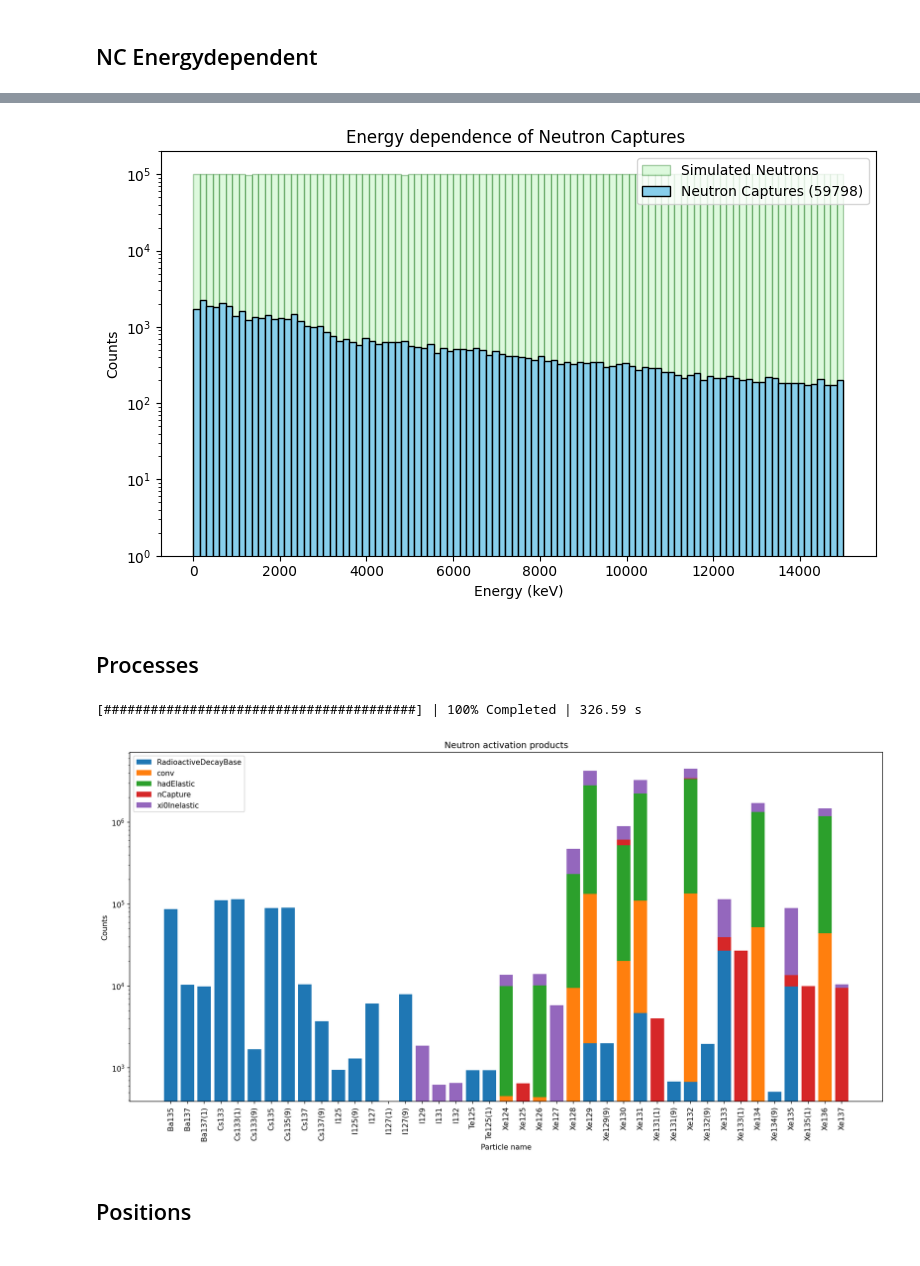
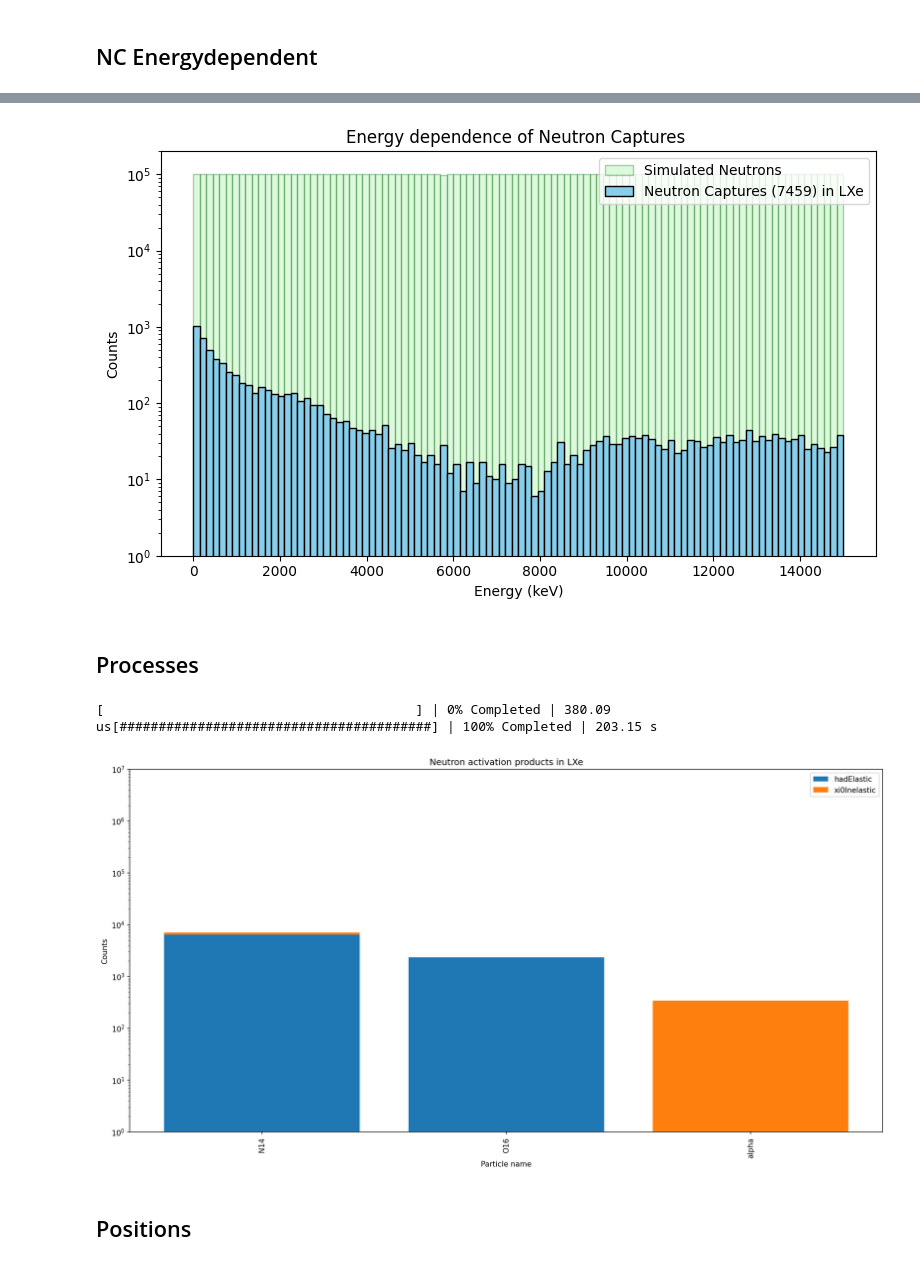
Before and after one commit to B-Koberg/XeSim, a Jupyter notebook: notebooks/Analysis.ipynb, the cells around one changed output, grey strips where cells are left out. Saved outputs shown, nothing was run; the diff lists cells and outputs as text; code cells hidden in the pictures.

```diff
--- a/notebooks/Analysis.ipynb
+++ b/notebooks/Analysis.ipynb
@@ -21,12 +21,13 @@ import pandas as pd
 from concurrent.futures import ThreadPoolExecutor
 # %%
 data_path = "/home/b/bkoberg/AGW_LowRad/data_sim/XeSim_Neutron"
-data_direc = "65529c0/Water"
-data_file_pattern = "G4_WATER_6cm_point_*.root"
+data_Version = "65529c0"
+data_Material = "NoAbsorber"
+data_file_pattern = "PointedDirection"
 
 min_data_file_size = 5 * 1024 * 1024
-data_files = glob.glob(f"{data_path}/{data_direc}/{data_file_pattern}")
-print(f"Found {len(data_files)} files matching pattern '{data_file_pattern}' in '{data_path}'.")
+data_files = glob.glob(f"{data_path}/{data_Version}/{data_Material}/{data_file_pattern}_*.root")
+print(f"Found {len(data_files)} files matching pattern '{data_file_pattern}' in '{data_path}/{data_Version}/{data_Material}/'.")
 
 uproot_files = [{f:"events/events"} for f in data_files if os.path.getsize(f) > min_data_file_size]
 print(f"Available keys in uproot files: {uproot.open(uproot_files[0]).keys()}")
@@ -163,7 +168,7 @@ sim = np.random.uniform(low=0, high=15000, size=10000000)
 # %%
 plt.figure(figsize=(8, 5))
 plt.hist(sim, bins=100, edgecolor='darkgreen', label = 'Simulated Neutrons', color = 'lightgreen',alpha=0.3 )
-plt.hist(e_pri, bins=100, edgecolor='black', label = f'Neutron Captures ({e_pri.__len__()})', color = 'skyblue')  # `bins=20` kannst du anpasse
+plt.hist(e_pri, bins=100, edgecolor='black', label = f'Neutron Captures ({e_pri.__len__()}) in LXe', color = 'skyblue')  # `bins=20` kannst du anpasse
 plt.xlabel('Energy (keV)')
 plt.ylabel('Counts')
 plt.yscale('log')
@@ -171,10 +176,10 @@ plt.ylim(1, 2e5)
 plt.title(f'Energy dependence of Neutron Captures ')
 plt.tight_layout()
 plt.legend()
-plt.savefig(f"./Pictures/G4_WATER_point_EnergyNCapture.pdf" )
+plt.savefig(f"./Pictures/{data_Version}/{data_Material}/{data_file_pattern}_EnergyNC.pdf" )
 plt.show()
 # %% [output]
-[figure, old version]
+[figure, new version]
 # %% [markdown]
 ## Processes
 # %%
@@ -182,7 +187,7 @@ da_processes = uproot.dask(uproot_files, filter_name=['eventid','e_pri','NAct_vo
 
 df = da.to_dataframe(da_processes)
 # %%
-only_LXe_volume = df[df['NAct_volume'] == "LXe"]
+only_LXe_volume = df[df['NAct_volume'] == "Absorber"]
 
 only_LXe_volume = only_LXe_volume[['NAct_particle_id','NAct_process_ID']]
 # %%
@@ -197,7 +202,7 @@ grouped_data.index = grouped_data.index.set_levels(
     grouped_data.index.levels[1].map(lambda x: get_process_name(x)), level = 1
 )
 # %% [output]
-[########################################] | 100% Completed | 326.59 s
+[                                        ] | 0% Completed | 380.09 us[########################################] | 100% Completed | 203.15 s
 # %%
 _data = grouped_data[grouped_data.values > 300]
 
@@ -206,36 +211,37 @@ _particles = np.unique(_data.index.get_level_values(0))
 _processes = np.unique(_data.index.get_level_values(1))
 
 def get_value(data,pr,p):
     try:
         return data[p,pr]
     except:
         return 0
 
 _counts = {pr: [get_value(_data,pr,p) for p in _particles] for pr in _processes}
 
 plt.figure(dpi=150, figsize =(15,8))
 
 x = np.arange(len(_particles))
 bottom = np.zeros(len(_particles))
 for pr in _processes:
     plt.bar(x, _counts[pr], 0.8, label=pr, bottom=bottom)
     bottom += np.array(_counts[pr])
 
 ax = plt.gca()
 ax.set_xticks(x)
 ax.set_xticklabels(_particles, rotation=90, ha='center')
 
 plt.xlabel("Particle name")
 plt.ylabel("Counts")
-plt.title("Neutron activation products")
+plt.title("Neutron activation products in LXe")
 plt.yscale("log")
+plt.ylim(1,1e7)
 
 plt.legend()
-plt.savefig('./Pictures/Vacuum_point_AllProcesses.pdf')
+plt.savefig(f"./Pictures/{data_Version}/{data_Material}/{data_file_pattern}_ProcessesAbsorber.pdf" )
 plt.tight_layout()
 plt.show()
 # %% [output]
-[figure, old version]
+[figure, new version]
 # %% [markdown]
 ## Positions
 # %%
```
Also changed, not shown: parts of 8 cells of this notebook, 22 other files.
